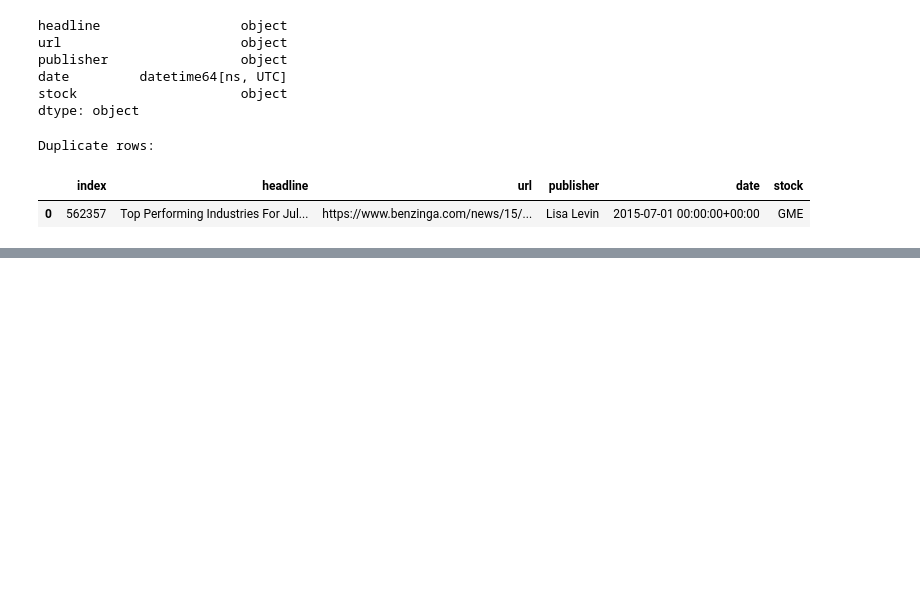
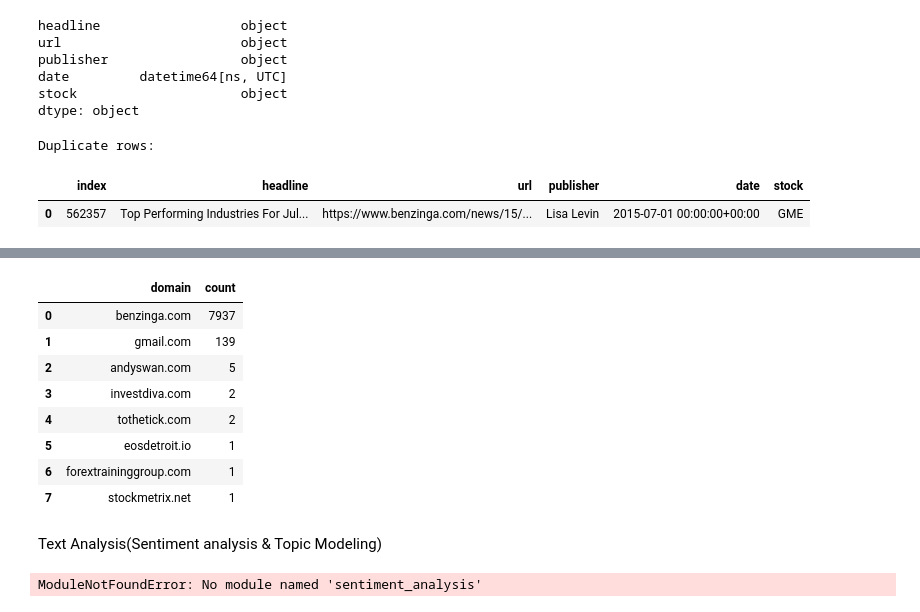
Before and after one commit to Abel-16/10-Academy-week-1, a Jupyter notebook: notebooks/stock_news.ipynb, the cells around one changed output, grey strips where cells are left out. Cells and saved outputs as stored; diff of their text form; code cells hidden in the pictures; blank space fills up the shorter version.

Commit message:
Sentiment analysis & Topic Modeling

```diff
--- a/notebooks/stock_news.ipynb
+++ b/notebooks/stock_news.ipynb
@@ -75,0 +161,27 @@ ModuleNotFoundError: No module named 'descriptive_analysis'
+# %%
+# identify unique emails
+unique_domains = da.identify_unique_domains(df)
+unique_domains.reset_index(drop=True)
+# %% [output]
+|  | domain | count |
+| 0 | benzinga.com | 7937 |
+| 1 | gmail.com | 139 |
+| 2 | andyswan.com | 5 |
+| 3 | investdiva.com | 2 |
+| 4 | tothetick.com | 2 |
+| 5 | eosdetroit.io | 1 |
+| 6 | forextraininggroup.com | 1 |
+| 7 | stockmetrix.net | 1 |
+# %% [markdown]
+Text Analysis(Sentiment analysis & Topic Modeling)
+# %%
+# Import the module
+from sentiment_analysis import SentimentAnalyzer as sa
+
+# Perform sentiment analysis on headline
+sentiment_df = sa.analyze_sentiment(df['headline'])
+
+# Apply sentiment categories (Positive, Neutral, Negative)
+sentiment_df = sa.apply_sentiment_categories(sentiment_df)
+# %% [output]
+ModuleNotFoundError: No module named 'sentiment_analysis'
```
Also changed, not shown: parts of 6 cells of this notebook, 1 other file.
